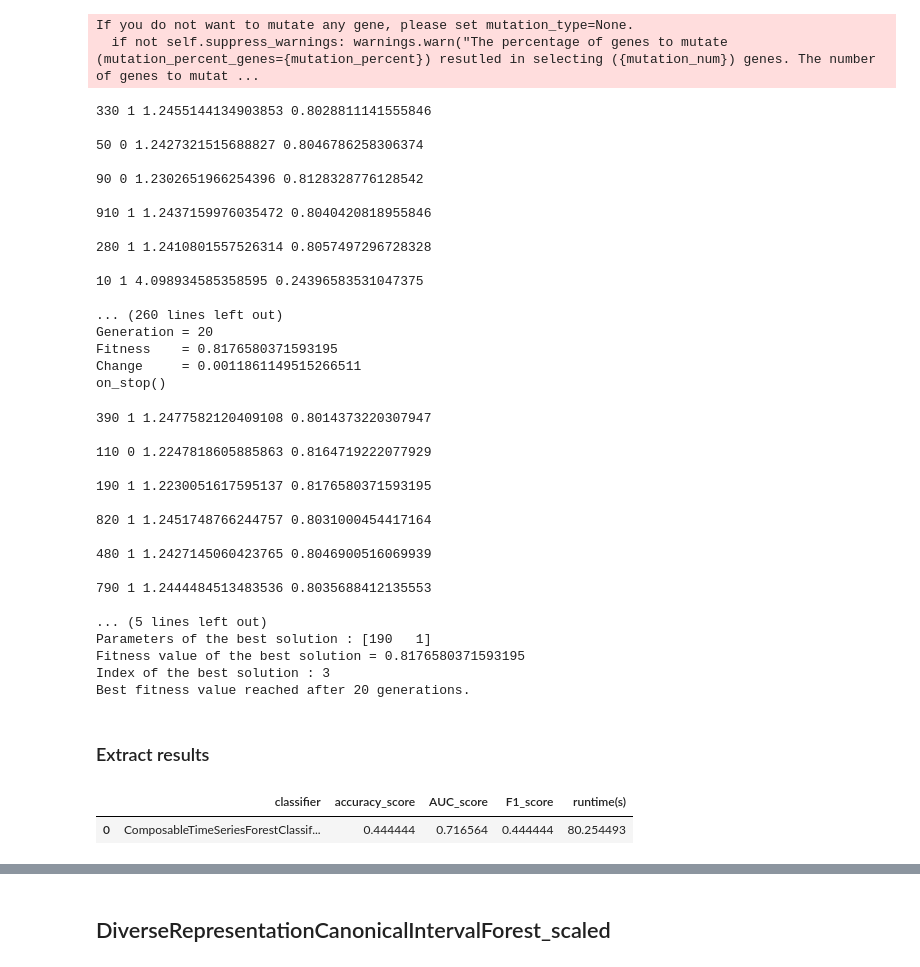
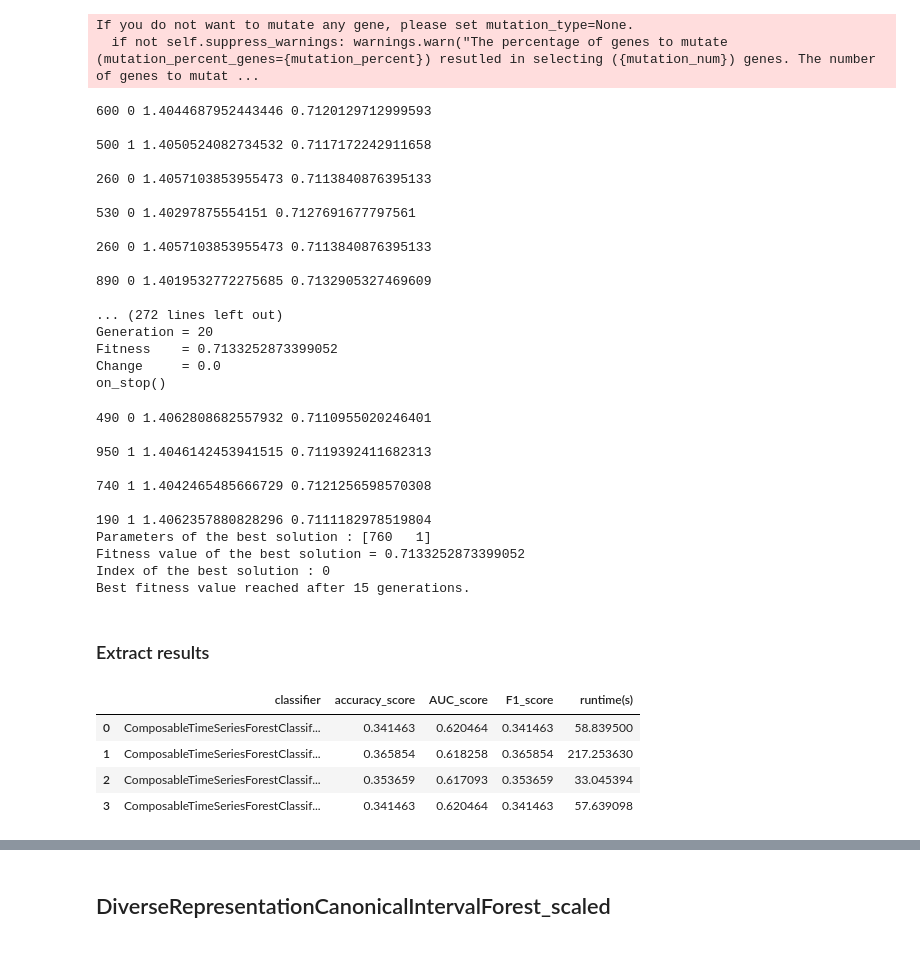
Before and after one commit to erjieyong/Data_Science_Projects, a Jupyter notebook: CogPilot_Challenge/starterCode/ppg_split_pilot.ipynb, the cells around one changed output, grey strips where cells are left out. Drawn from its saved outputs; the diff is of its cells as text; code cells hidden in the pictures.

```diff
--- a/CogPilot_Challenge/starterCode/ppg_split_pilot.ipynb
+++ b/CogPilot_Challenge/starterCode/ppg_split_pilot.ipynb
@@ -1085,6 +1085,17 @@ for train, test in gss.split(df_combined_subject_20s_scaled["normalised_pulse"],
   X_test.append(df_combined_subject_20s_scaled.loc[test,["normalised_pulse"]])
   y_train.append(df_combined_subject_20s_scaled.loc[train,"difficulty"].astype("string"))
   y_test.append(df_combined_subject_20s_scaled.loc[test,"difficulty"].astype("string"))
+# %%
+# PREPAREING DATA BASED ON SPLIT IN RESP
+# Remove 'cp030' as it is the longest and has to be in the train data
+test_subj = ['cp004', 'cp005', 'cp014', 'cp015', 'cp023', 'cp024', 'cp039', 'cp042',
+ 'cp008', 'cp016', 'cp018', 'cp029', 'cp043', 'cp009', 'cp017', 'cp019',
+ 'cp025']
+# %%
+X_train[0]=df_combined_subject_20s_scaled[["normalised_pulse"]][~df_combined_subject_20s_scaled["subject"].isin(test_subj)]
+X_test[0]=df_combined_subject_20s_scaled[["normalised_pulse"]][df_combined_subject_20s_scaled["subject"].isin(test_subj)]
+y_train[0]=df_combined_subject_20s_scaled["difficulty"][~df_combined_subject_20s_scaled["subject"].isin(test_subj)]
+y_test[0]=df_combined_subject_20s_scaled["difficulty"][df_combined_subject_20s_scaled["subject"].isin(test_subj)]
 # %% [markdown]
 ## ComposableTimeSeriesForestClassifier_scaled
 # %%
@@ -1196,22 +1207,22 @@ If you do not want to mutate any gene, please set mutation_type=None.
 # %%
 ga_instance.run()
 # %% [output]
-330 1 1.2455144134903853 0.8028811141555846
+600 0 1.4044687952443446 0.7120129712999593
 
-50 0 1.2427321515688827 0.8046786258306374
+500 1 1.4050524082734532 0.7117172242911658
 
-90 0 1.2302651966254396 0.8128328776128542
+260 0 1.4057103853955473 0.7113840876395133
 
-910 1 1.2437159976035472 0.8040420818955846
+530 0 1.40297875554151 0.7127691677797561
 
-280 1 1.2410801557526314 0.8057497296728328
+260 0 1.4057103853955473 0.7113840876395133
 
-10 1 4.098934585358595 0.24396583531047375
+890 0 1.4019532772275685 0.7132905327469609
 
-... (260 lines left out)
+... (272 lines left out)
 Generation = 20
-Fitness    = 0.8176580371593195
-Change     = 0.0011861149515266511
+Fitness    = 0.7133252873399052
+Change     = 0.0
 on_stop()
 # %%
 solution, solution_fitness, solution_idx = ga_instance.best_solution()
@@ -1221,44 +1232,41 @@ print("Index of the best solution : {solution_idx}".format(solution_idx=solution
 if ga_instance.best_solution_generation != -1:
     print("Best fitness value reached after {best_solution_generation} generations.".format(best_solution_generation=ga_instance.best_solution_generation))
 # %% [output]
-390 1 1.2477582120409108 0.8014373220307947
+490 0 1.4062808682557932 0.7110955020246401
 
-110 0 1.2247818605885863 0.8164719222077929
+950 1 1.4046142453941515 0.7119392411682313
 
-190 1 1.2230051617595137 0.8176580371593195
+740 1 1.4042465485666729 0.7121256598570308
 
-820 1 1.2451748766244757 0.8031000454417164
-
-480 1 1.2427145060423765 0.8046900516069939
-
-790 1 1.2444484513483536 0.8035688412135553
-
-... (5 lines left out)
-Parameters of the best solution : [190   1]
-Fitness value of the best solution = 0.8176580371593195
-Index of the best solution : 3
-Best fitness value reached after 20 generations.
+190 1 1.4062357880828296 0.7111182978519804
+Parameters of the best solution : [760   1]
+Fitness value of the best solution = 0.7133252873399052
+Index of the best solution : 0
+Best fitness value reached after 15 generations.
 # %% [markdown]
 ### Extract results
 # %%
 #extract y_pred out and classes
 start = time.time()
 clf = PaddingTransformer() * ComposableTimeSeriesForestClassifier(
             estimator=time_series_tree,
             n_estimators=190, #we continue using this first instead of 40 because the result is still worse than 100. We will do more generation later
             bootstrap= True,
             oob_score=True,
             random_state=1,
             n_jobs=-1,
             )
 clf.fit(X_train[0], y_train[0])
 y_pred_proba = clf.predict_proba(X_test[0])
 end = time.time()
 
-log_result("ComposableTimeSeriesForestClassifier_scaled_optim", clf.classes_, y_test[0], y_pred_proba, end-start)
+log_result("ComposableTimeSeriesForestClassifier_scaled_optim190", clf.classes_, y_test[0], y_pred_proba, end-start)
 # %% [output]
 |  | classifier | accuracy_score | AUC_score | F1_score | runtime(s) |
-| 0 | ComposableTimeSeriesForestClassif... | 0.444444 | 0.716564 | 0.444444 | 80.254493 |
+| 0 | ComposableTimeSeriesForestClassif... | 0.341463 | 0.620464 | 0.341463 | 58.839500 |
+| 1 | ComposableTimeSeriesForestClassif... | 0.365854 | 0.618258 | 0.365854 | 217.253630 |
+| 2 | ComposableTimeSeriesForestClassif... | 0.353659 | 0.617093 | 0.353659 | 33.045394 |
+| 3 | ComposableTimeSeriesForestClassif... | 0.341463 | 0.620464 | 0.341463 | 57.639098 |
 # %%
 # y_pred_proba = clf.predict_proba(X_train[0])
 # end = time.time()
```
Also changed, not shown: parts of 5 cells of this notebook, 4 other files.
